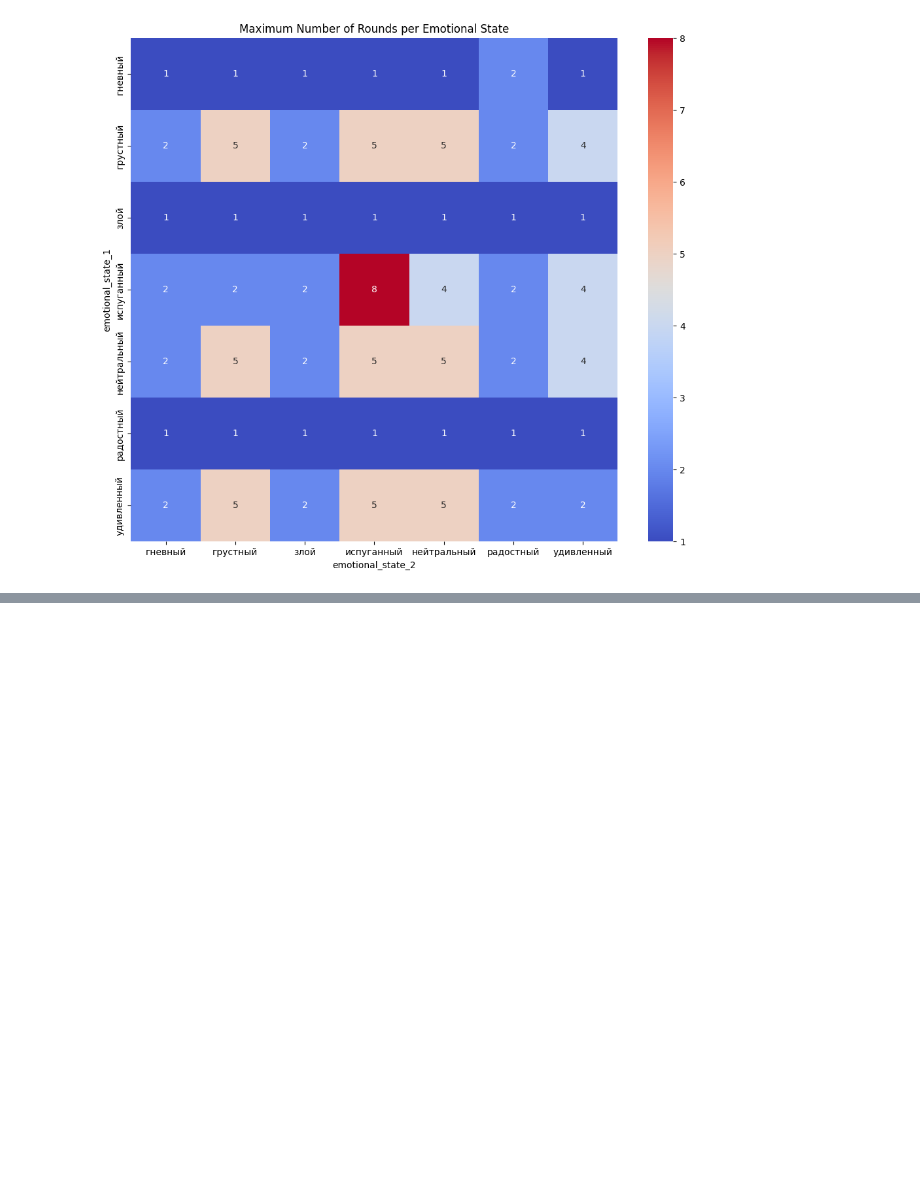
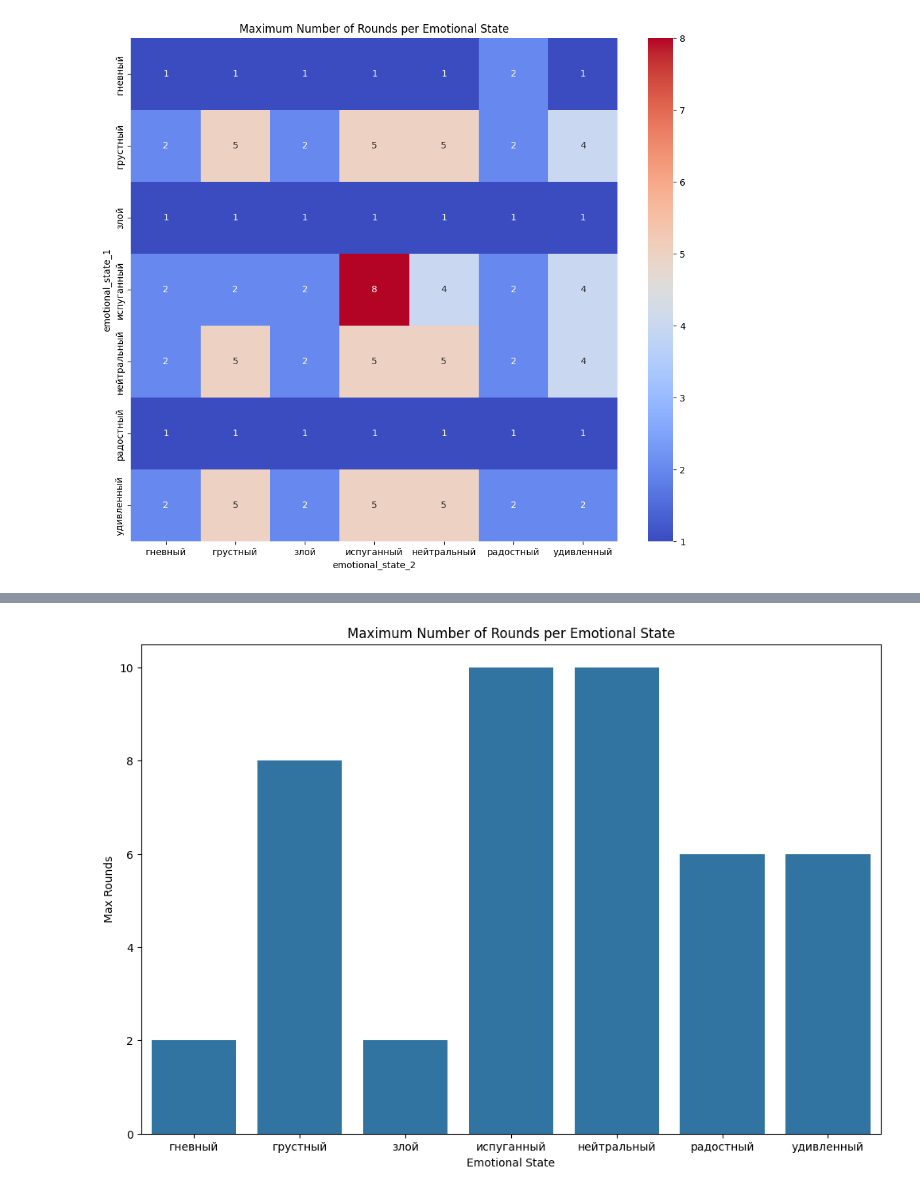
Before and after one commit to iLoveRamona/Emotional_LLM, a Jupyter notebook: Results_Analysis.ipynb, the cells around one changed output, grey strips where cells are left out. Saved outputs shown, nothing was run; the diff lists cells and outputs as text; code cells hidden in the pictures; blank space fills up the shorter version.

```diff
--- a/Results_Analysis.ipynb
+++ b/Results_Analysis.ipynb
@@ -255,0 +241,8 @@ plt.show()
+# %%
+df = pd.read_csv('solo_results_second_move.csv')
+# %%
+df['emotional_state'] = df['emotional_state'].apply(lambda x: x.split(', ')[1][1:-2]) # взять второе название
+games_per_emotional_state = df.groupby('emotional_state')['game'].nunique().reset_index()
+games_per_emotional_state.columns = ['emotional_state', 'Number_of_Games']
+print('Total number of games played: ', games_per_emotional_state['Number_of_Games'].sum())
+games_per_emotional_state
@@ -255,0 +259,12 @@ plt.show()
+# %%
+max_rounds_per_emotional_state = df.groupby('emotional_state')['round'].max().reset_index()
+max_rounds_per_emotional_state.columns = ['emotional_state', 'max_round']
+
+plt.figure(figsize=(12, 8))
+sns.barplot(data=max_rounds_per_emotional_state, x='emotional_state', y='max_round')
+plt.title('Maximum Number of Rounds per Emotional State')
+plt.xlabel('Emotional State')
+plt.ylabel('Max Rounds')
+plt.show()
+# %% [output]
+[figure, added]
```
Also changed, not shown: parts of 21 cells of this notebook, 3 other files.
